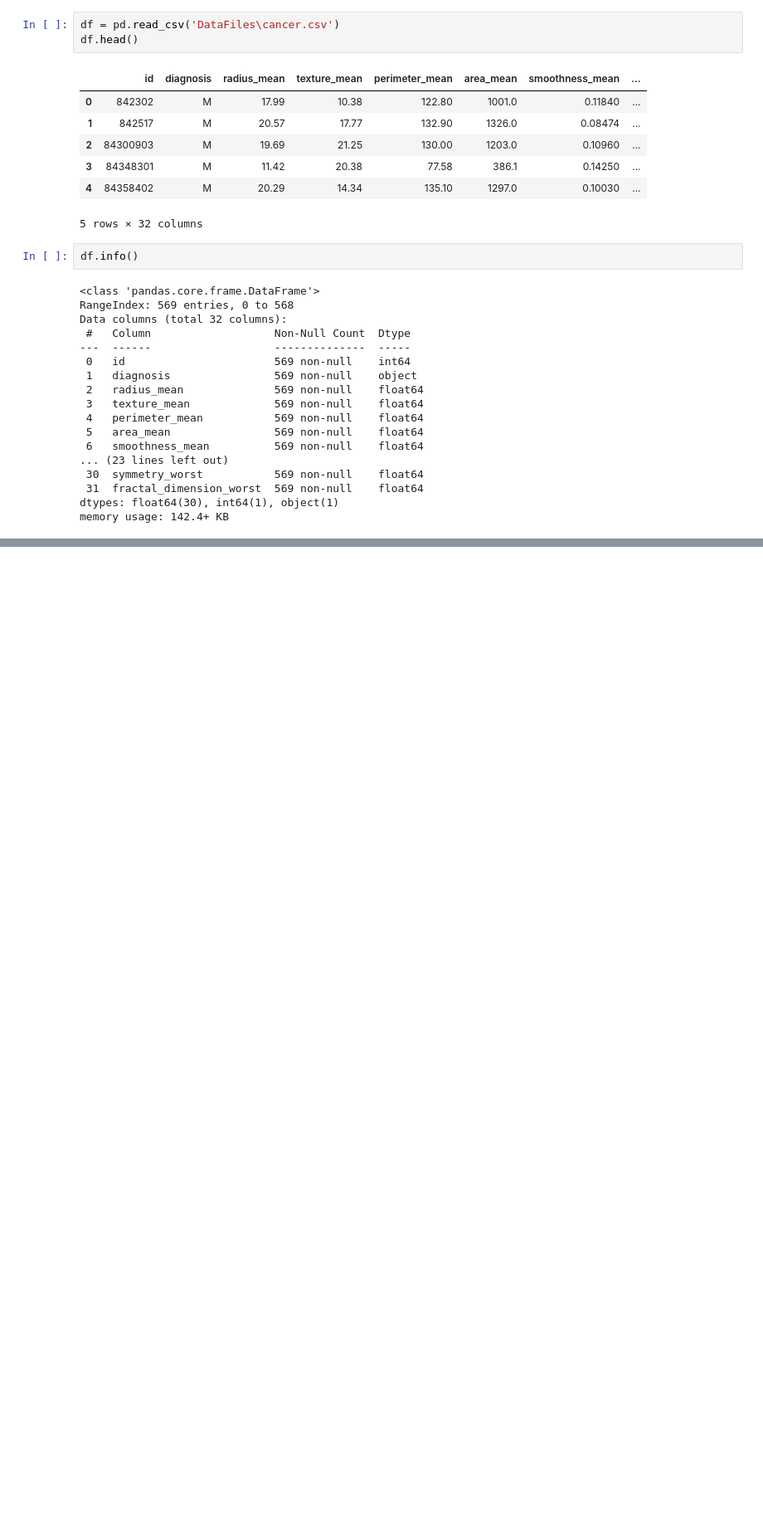
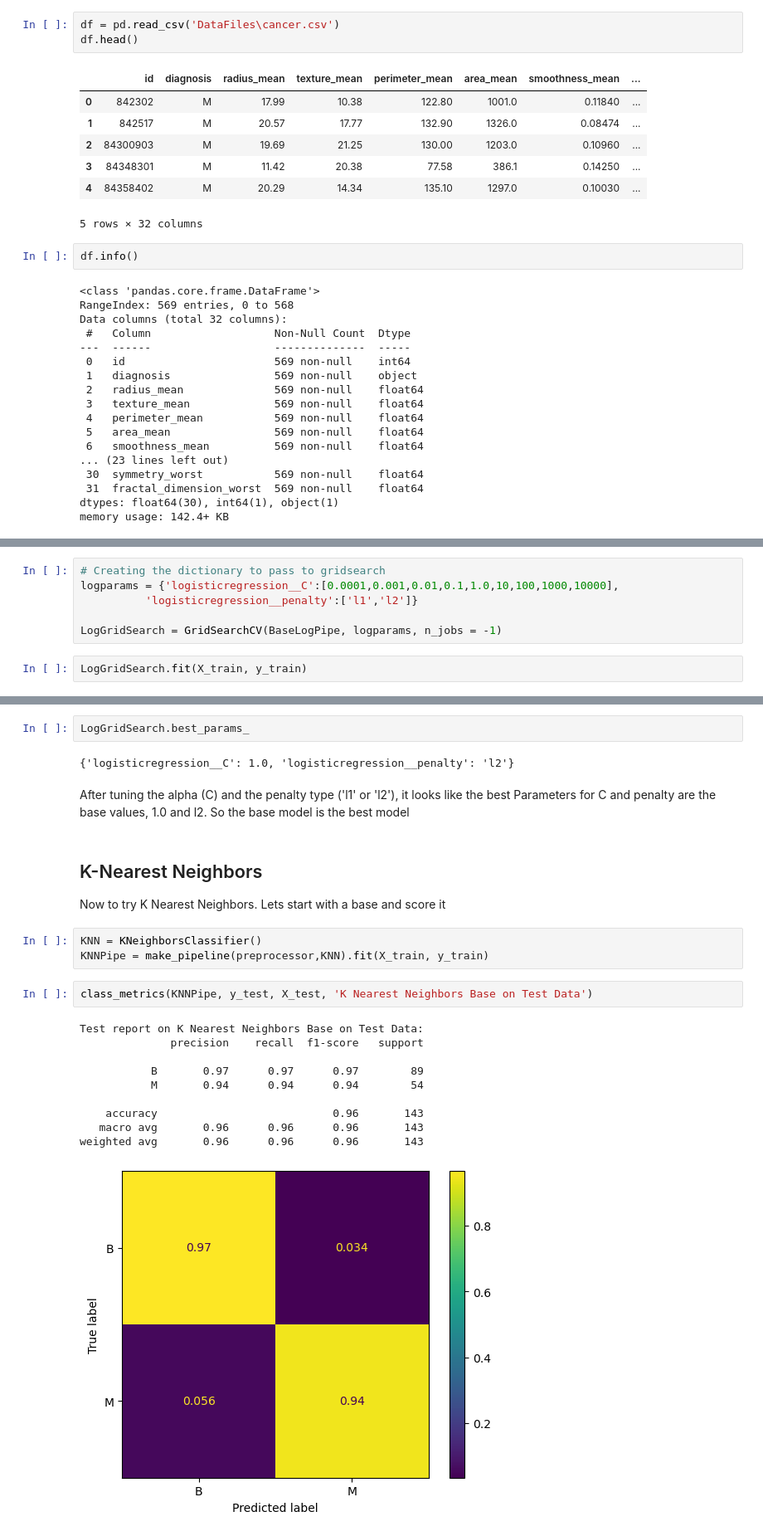
Before and after one commit to RaymondGarcia1107/Intro-to-ML-Practice, a Jupyter notebook: LogisticRandomForestOrKNN-RaymondGarcia.ipynb, the cells around one changed output, grey strips where cells are left out. Shown: that part at 83% size. Drawn from its saved outputs; the diff is of its cells as text; blank space fills up the shorter version.

```diff
--- a/LogisticRandomForestOrKNN-RaymondGarcia.ipynb
+++ b/LogisticRandomForestOrKNN-RaymondGarcia.ipynb
@@ -35,0 +145,8 @@ memory usage: 142.4+ KB
+# %%
+# Creating the dictionary to pass to gridsearch
+logparams = {'logisticregression__C':[0.0001,0.001,0.01,0.1,1.0,10,100,1000,10000],
+          'logisticregression__penalty':['l1','l2']}
+
+LogGridSearch = GridSearchCV(BaseLogPipe, logparams, n_jobs = -1)
+# %%
+LogGridSearch.fit(X_train, y_train)
@@ -35,0 +162,25 @@ memory usage: 142.4+ KB
+# %%
+LogGridSearch.best_params_
+# %% [output]
+{'logisticregression__C': 1.0, 'logisticregression__penalty': 'l2'}
+# %% [markdown]
+After tuning the alpha (C) and the penalty type ('l1' or 'l2'), it looks like the best Parameters for C and penalty are the base values, 1.0 and l2. So the base model is the best model
+# %% [markdown]
+## K-Nearest Neighbors
+Now to try K Nearest Neighbors. Lets start with a base and score it
+# %%
+KNN = KNeighborsClassifier()
+KNNPipe = make_pipeline(preprocessor,KNN).fit(X_train, y_train)
+# %%
+class_metrics(KNNPipe, y_test, X_test, 'K Nearest Neighbors Base on Test Data')
+# %% [output]
+Test report on K Nearest Neighbors Base on Test Data:
+              precision    recall  f1-score   support
+
+           B       0.97      0.97      0.97        89
+           M       0.94      0.94      0.94        54
+
+    accuracy                           0.96       143
+   macro avg       0.96      0.96      0.96       143
+weighted avg       0.96      0.96      0.96       143
+[figure, added]
```
Also changed, not shown: parts of 39 cells of this notebook.
